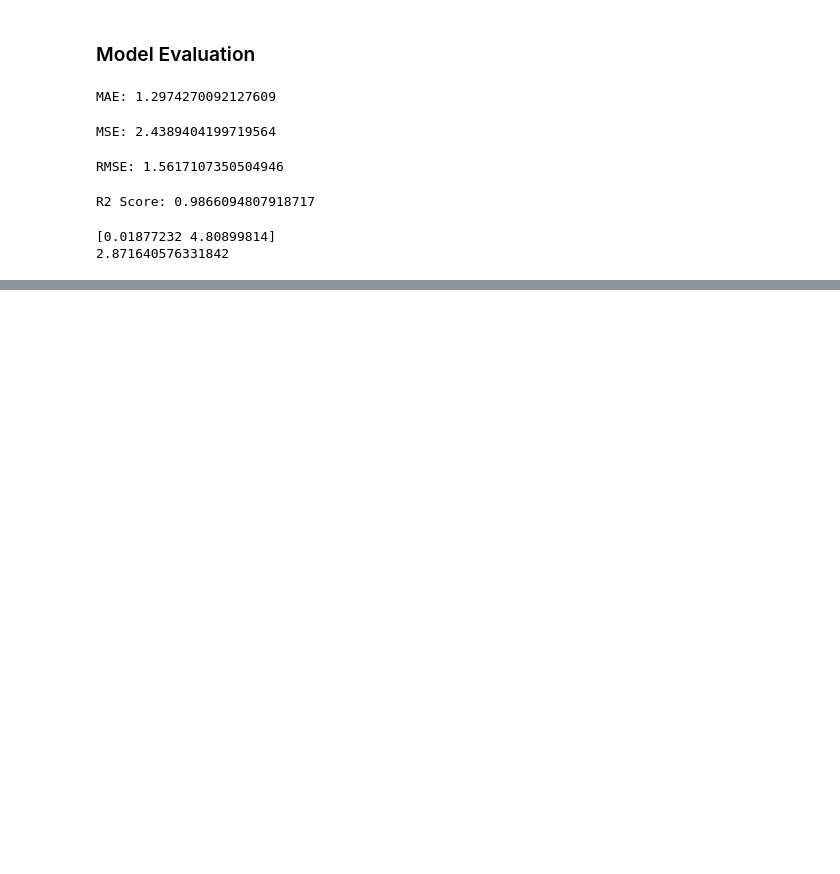
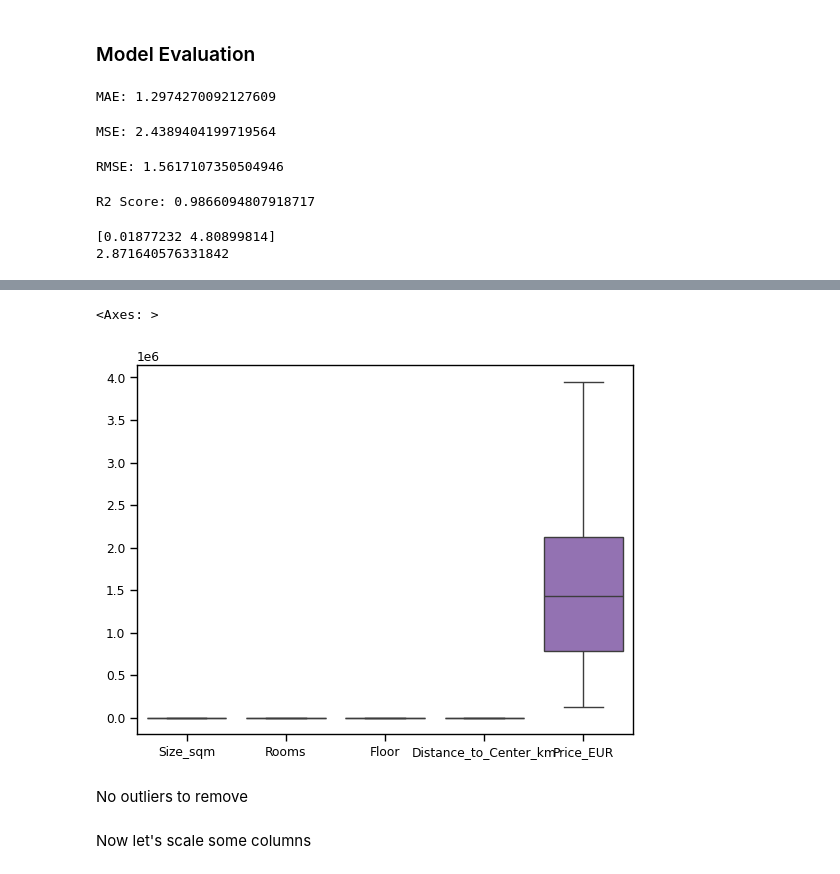
Before and after one commit to kc-011/python-programming, a Jupyter notebook: Module 4/linear-regression.ipynb, the cells around one changed output, grey strips where cells are left out. Cells and saved outputs as stored; diff of their text form; code cells hidden in the pictures; blank space fills up the shorter version.

Commit message:
applied LR fully (cleaning, encoding, scaling then train/test) on paris property dataset (EDA already done on it in Module 3)

```diff
--- a/Module 4/linear-regression.ipynb
+++ b/Module 4/linear-regression.ipynb
@@ -330,0 +324,3 @@ print(model3.intercept_)
+# %%
+df4 = pd.read_csv(r'C:\Users\karan.chawla\Desktop\paris_housing_prices_dataset.csv')
+df4
@@ -330,0 +341,2 @@ print(model3.intercept_)
+# %%
+df4.drop(columns=['Property_ID', "Arrondissement", "Year_Built"], inplace=True)
@@ -330,0 +371,4 @@ print(model3.intercept_)
+# %%
+from sklearn import preprocessing
+label_encoder = preprocessing.LabelEncoder()
+df4['Condition'] = label_encoder.fit_transform(df4['Condition'])
@@ -330,0 +391,4 @@ print(model3.intercept_)
+# %%
+df5 = pd.get_dummies(df4, columns=['Property_Type'], drop_first=True)
+#drop_first is useful because it removes one column intentionally. If all the columns for that category is False,
+# then it is given that it is True for the removed column
@@ -330,0 +411,11 @@ print(model3.intercept_)
+# %%
+import seaborn as sns
+sns.set_context('paper')
+sns.boxplot(data=df5[['Size_sqm', 'Rooms', 'Floor', 'Distance_to_Center_km', 'Price_EUR']])
+# %% [output]
+<Axes: >
+[figure, added]
+# %% [markdown]
+No outliers to remove
+# %% [markdown]
+Now let's scale some columns
```
Also changed, not shown: parts of 31 cells of this notebook.
